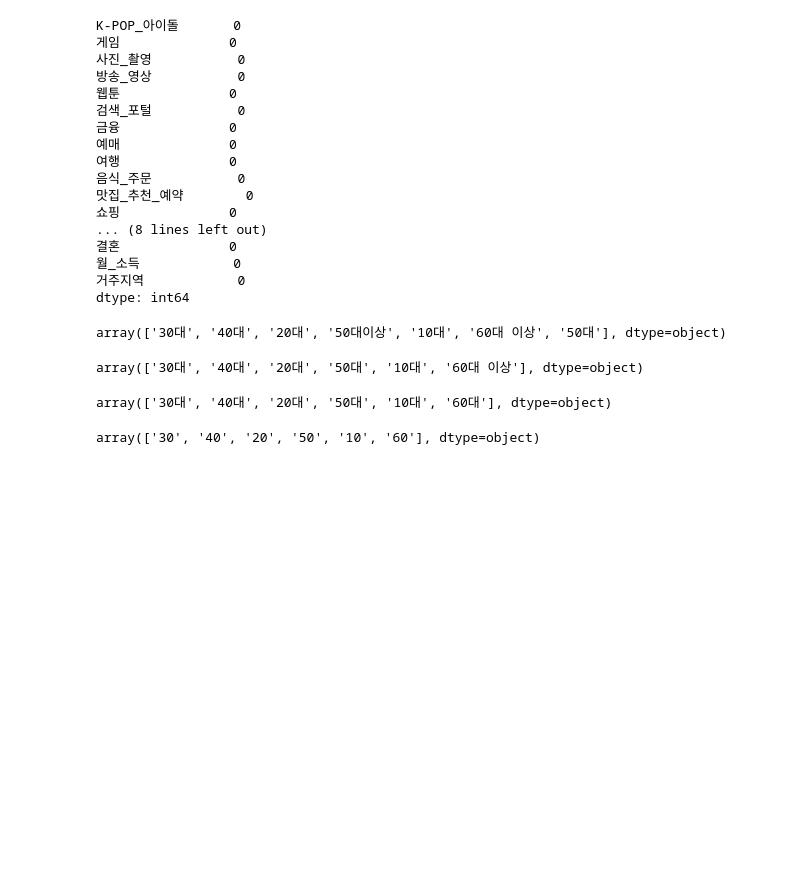
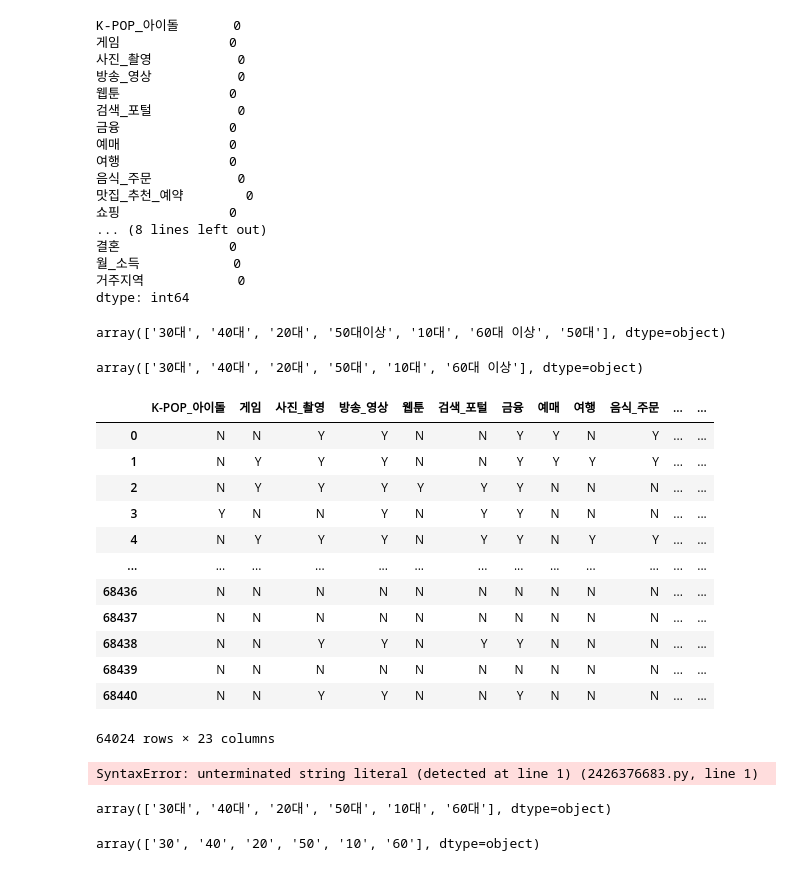
Before and after one commit to spiegelgo/streamlit_application, a Jupyter notebook: Mobile.ipynb, the cells around one changed output. Cells and saved outputs as stored; diff of their text form; code cells hidden in the pictures; blank space fills up the shorter version.

```diff
--- a/Mobile.ipynb
+++ b/Mobile.ipynb
@@ -92,6 +92,30 @@ df.loc[df['나이'] == '50대이상', '나이'] = '50대'
 df['나이'].unique()
 # %% [output]
 array(['30대', '40대', '20대', '50대', '10대', '60대 이상'], dtype=object)
+# %%
+df['성별'] = df['성별'].str.replace('F', '여성')
+# %%
+df['성별'] = df['성별'].str.replace('M', '남성')
+# %%
+df
+# %% [output]
+|  | K-POP_아이돌 | 게임 | 사진_촬영 | 방송_영상 | 웹툰 | 검색_포털 | 금융 | 예매 | 여행 | 음식_주문 | ... | ... |
+| 0 | N | N | Y | Y | N | N | Y | Y | N | Y | ... | ... |
+| 1 | N | Y | Y | Y | N | N | Y | Y | Y | Y | ... | ... |
+| 2 | N | Y | Y | Y | Y | Y | Y | N | N | N | ... | ... |
+| 3 | Y | N | N | Y | N | Y | Y | N | N | N | ... | ... |
+| 4 | N | Y | Y | Y | N | Y | Y | N | Y | Y | ... | ... |
+| ... | ... | ... | ... | ... | ... | ... | ... | ... | ... | ... | ... | ... |
+| 68436 | N | N | N | N | N | N | N | N | N | N | ... | ... |
+| 68437 | N | N | N | N | N | N | N | N | N | N | ... | ... |
+| 68438 | N | N | Y | Y | N | Y | Y | N | N | N | ... | ... |
+| 68439 | N | N | N | N | N | N | N | N | N | N | ... | ... |
+| 68440 | N | N | Y | Y | N | N | Y | N | N | N | ... | ... |
+64024 rows × 23 columns
+# %%
+df.to_csv('./data/'Changed_Mobile.csv')
+# %% [output]
+SyntaxError: unterminated string literal (detected at line 1) (2426376683.py, line 1)
 # %%
 df.loc[df['나이'] == '60대 이상', '나이'] = '60대'
 # %%
```
Also changed, not shown: parts of 3 cells of this notebook, 5 other files.
